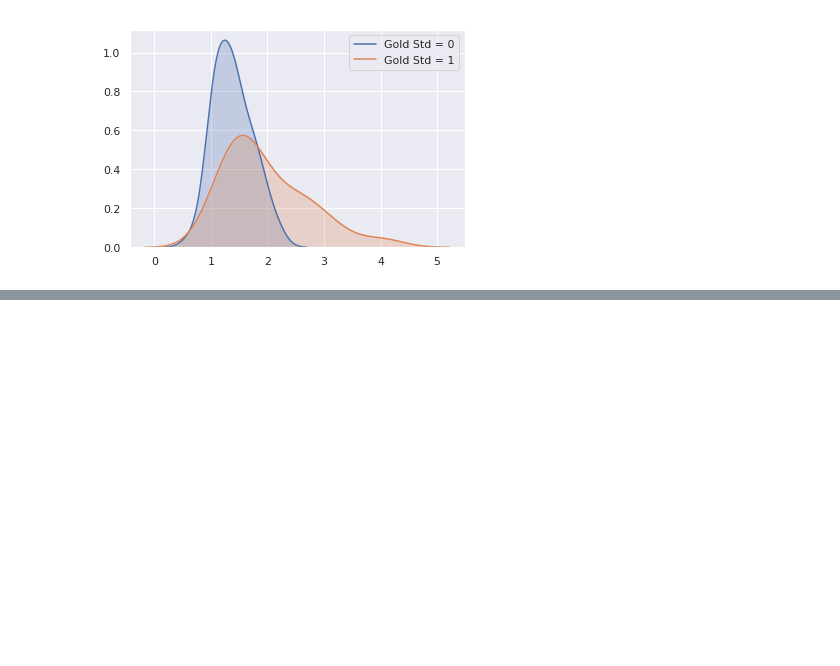
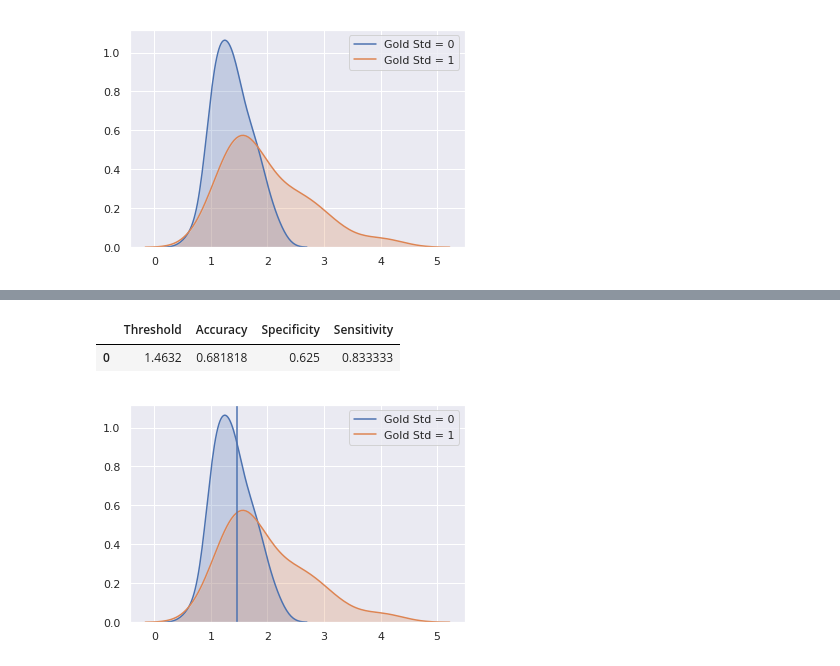
Before and after one commit to bcaffo/ds4bme_intro, a Jupyter notebook: lectures/lecture2.ipynb, the cells around one changed output, grey strips where cells are left out. Cells and saved outputs as stored; diff of their text form; code cells hidden in the pictures; blank space fills up the shorter version.

```diff
--- a/lectures/lecture2.ipynb
+++ b/lectures/lecture2.ipynb
@@ -60,0 +67,31 @@ Let's try creating the simplest possible classifier, a threshold. So here we wan
+# %%
+x = dat.FLAIR
+y = dat.GOLD_Lesions
+n = len(x)
+trainFraction = .75
+
+## Build a training and testing set
+## Prob of being in the train set is trainFraction
+sample = np.random.uniform(size = 100) < trainFraction
+
+## Get the training and testing sets
+xtrain = x[ sample]
+ytrain = y[ sample]
+xtest =  x[~sample]
+ytest =  y[~sample]
+# %%
+## Starting values, just set it to
+## 0 so that it improves on the first
+## try
+bestAccuracySoFar = 0
+
+for t in np.sort(xtrain):
+  ## Strictly greater than the threshold is
+  ## our algorithm
+  predictions = (xtrain > t)
+  accuracy = np.mean(ytrain == predictions)
+  if (accuracy > bestAccuracySoFar):
+    bestThresholdSoFar = t
+    bestAccuracySoFar = accuracy
+
+threshold = bestThresholdSoFar
@@ -60,0 +114,35 @@ Let's try creating the simplest possible classifier, a threshold. So here we wan
+# %%
+## Let's test it out on the test set
+testPredictions = (xtest > threshold)
+
+## The test set accuracy
+testAccuracy = np.mean(testPredictions == ytest)
+
+## Let's see how it specifically does on the
+## set of instances where ytest == 0 and ytest == 1
+## The % it gets correct on ytest == 0 is called
+## the specificity and the percent correct when
+## ytest == 1 is called the sensitivity.
+sub0 = ytest == 0
+sub1 = ytest == 1
+
+testSpec = np.mean(ytest[sub0] == testPredictions[sub0])
+testSens = np.mean(ytest[sub1] == testPredictions[sub1])
+
+pd.DataFrame({
+
+ 'Threshold': threshold,
+ 'Accuracy': testAccuracy,
+ 'Specificity': testSpec,
+ 'Sensitivity': testSens}, index = [0])
+# %% [output]
+|  | Threshold | Accuracy | Specificity | Sensitivity |
+| 0 | 1.4632 | 0.681818 | 0.625 | 0.833333 |
+# %%
+sns.kdeplot(x0, shade = True, label = 'Gold Std = 0')
+sns.kdeplot(x1, shade = True, label = 'Gold Std = 1')
+plt.axvline(x=threshold)
+
+plt.show()
+# %% [output]
+[figure, added]
```
Also changed, not shown: parts of 8 cells of this notebook.
